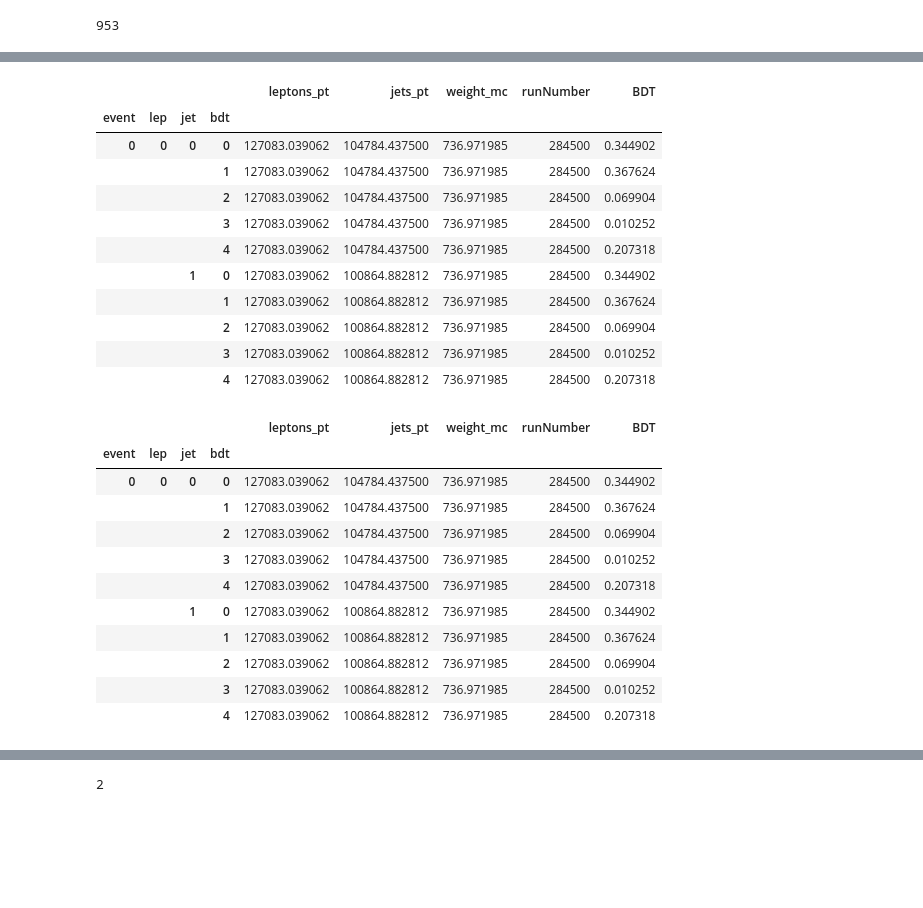
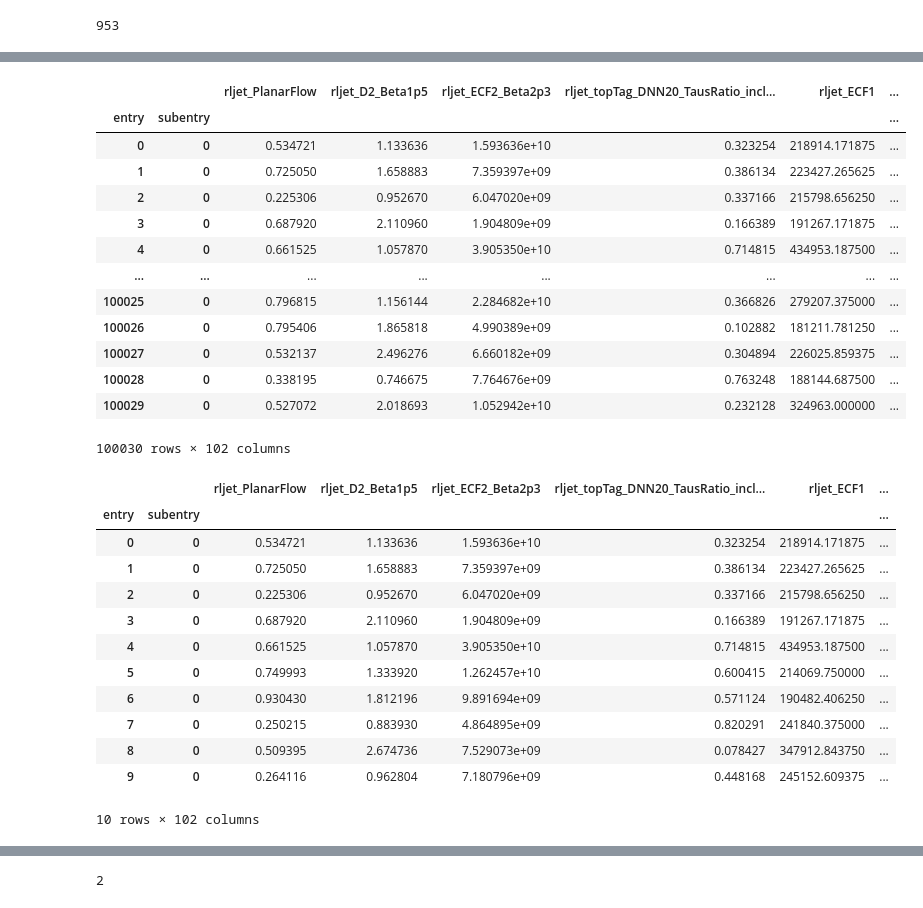
Before and after one commit to MoAly98/Pythium, a Jupyter notebook: Dask_Testing.ipynb, the cells around one changed output, grey strips where cells are left out. Drawn from its saved outputs; the diff is of its cells as text; code cells hidden in the pictures; blank space fills up the shorter version.

```diff
--- a/Dask_Testing.ipynb
+++ b/Dask_Testing.ipynb
@@ -76,4 +128,4 @@ x[0]
 # %%
-data = histogramming.load_h5('Skl_Data/test12345.h5')
+data = histogramming.load_h5(x[10])
 # %%
 test = data.compute()
@@ -80,18 +144,20 @@ test = data.compute()
 # %%
-test.head(10)
+test
 # %% [output]
-|  |  |  |  | leptons_pt | jets_pt | weight_mc | runNumber | BDT |
-| event | lep | jet | bdt |  |  |  |  |  |
-| 0 | 0 | 0 | 0 | 127083.039062 | 104784.437500 | 736.971985 | 284500 | 0.344902 |
-|  |  |  | 1 | 127083.039062 | 104784.437500 | 736.971985 | 284500 | 0.367624 |
-|  |  |  | 2 | 127083.039062 | 104784.437500 | 736.971985 | 284500 | 0.069904 |
-|  |  |  | 3 | 127083.039062 | 104784.437500 | 736.971985 | 284500 | 0.010252 |
-|  |  |  | 4 | 127083.039062 | 104784.437500 | 736.971985 | 284500 | 0.207318 |
-|  |  | 1 | 0 | 127083.039062 | 100864.882812 | 736.971985 | 284500 | 0.344902 |
-|  |  |  | 1 | 127083.039062 | 100864.882812 | 736.971985 | 284500 | 0.367624 |
-|  |  |  | 2 | 127083.039062 | 100864.882812 | 736.971985 | 284500 | 0.069904 |
-|  |  |  | 3 | 127083.039062 | 100864.882812 | 736.971985 | 284500 | 0.010252 |
-|  |  |  | 4 | 127083.039062 | 100864.882812 | 736.971985 | 284500 | 0.207318 |
+|  |  | rljet_PlanarFlow | rljet_D2_Beta1p5 | rljet_ECF2_Beta2p3 | rljet_topTag_DNN20_TausRatio_incl... | rljet_ECF1 | ... |
+| entry | subentry |  |  |  |  |  | ... |
+| 0 | 0 | 0.534721 | 1.133636 | 1.593636e+10 | 0.323254 | 218914.171875 | ... |
+| 1 | 0 | 0.725050 | 1.658883 | 7.359397e+09 | 0.386134 | 223427.265625 | ... |
+| 2 | 0 | 0.225306 | 0.952670 | 6.047020e+09 | 0.337166 | 215798.656250 | ... |
+| 3 | 0 | 0.687920 | 2.110960 | 1.904809e+09 | 0.166389 | 191267.171875 | ... |
+| 4 | 0 | 0.661525 | 1.057870 | 3.905350e+10 | 0.714815 | 434953.187500 | ... |
+| ... | ... | ... | ... | ... | ... | ... | ... |
+| 100025 | 0 | 0.796815 | 1.156144 | 2.284682e+10 | 0.366826 | 279207.375000 | ... |
+| 100026 | 0 | 0.795406 | 1.865818 | 4.990389e+09 | 0.102882 | 181211.781250 | ... |
+| 100027 | 0 | 0.532137 | 2.496276 | 6.660182e+09 | 0.304894 | 226025.859375 | ... |
+| 100028 | 0 | 0.338195 | 0.746675 | 7.764676e+09 | 0.763248 | 188144.687500 | ... |
+| 100029 | 0 | 0.527072 | 2.018693 | 1.052942e+10 | 0.232128 | 324963.000000 | ... |
+100030 rows × 102 columns
 # %%
 table = pa.Table.from_pandas(test)
 
@@ -101,18 +167,19 @@ table2 = pq.read_table('/tmp/kmalirz/example.parquet')
 
 table2.to_pandas().head(10)
 # %% [output]
-|  |  |  |  | leptons_pt | jets_pt | weight_mc | runNumber | BDT |
-| event | lep | jet | bdt |  |  |  |  |  |
-| 0 | 0 | 0 | 0 | 127083.039062 | 104784.437500 | 736.971985 | 284500 | 0.344902 |
-|  |  |  | 1 | 127083.039062 | 104784.437500 | 736.971985 | 284500 | 0.367624 |
-|  |  |  | 2 | 127083.039062 | 104784.437500 | 736.971985 | 284500 | 0.069904 |
-|  |  |  | 3 | 127083.039062 | 104784.437500 | 736.971985 | 284500 | 0.010252 |
-|  |  |  | 4 | 127083.039062 | 104784.437500 | 736.971985 | 284500 | 0.207318 |
-|  |  | 1 | 0 | 127083.039062 | 100864.882812 | 736.971985 | 284500 | 0.344902 |
-|  |  |  | 1 | 127083.039062 | 100864.882812 | 736.971985 | 284500 | 0.367624 |
-|  |  |  | 2 | 127083.039062 | 100864.882812 | 736.971985 | 284500 | 0.069904 |
-|  |  |  | 3 | 127083.039062 | 100864.882812 | 736.971985 | 284500 | 0.010252 |
-|  |  |  | 4 | 127083.039062 | 100864.882812 | 736.971985 | 284500 | 0.207318 |
+|  |  | rljet_PlanarFlow | rljet_D2_Beta1p5 | rljet_ECF2_Beta2p3 | rljet_topTag_DNN20_TausRatio_incl... | rljet_ECF1 | ... |
+| entry | subentry |  |  |  |  |  | ... |
+| 0 | 0 | 0.534721 | 1.133636 | 1.593636e+10 | 0.323254 | 218914.171875 | ... |
+| 1 | 0 | 0.725050 | 1.658883 | 7.359397e+09 | 0.386134 | 223427.265625 | ... |
+| 2 | 0 | 0.225306 | 0.952670 | 6.047020e+09 | 0.337166 | 215798.656250 | ... |
+| 3 | 0 | 0.687920 | 2.110960 | 1.904809e+09 | 0.166389 | 191267.171875 | ... |
+| 4 | 0 | 0.661525 | 1.057870 | 3.905350e+10 | 0.714815 | 434953.187500 | ... |
+| 5 | 0 | 0.749993 | 1.333920 | 1.262457e+10 | 0.600415 | 214069.750000 | ... |
+| 6 | 0 | 0.930430 | 1.812196 | 9.891694e+09 | 0.571124 | 190482.406250 | ... |
+| 7 | 0 | 0.250215 | 0.883930 | 4.864895e+09 | 0.820291 | 241840.375000 | ... |
+| 8 | 0 | 0.509395 | 2.674736 | 7.529073e+09 | 0.078427 | 347912.843750 | ... |
+| 9 | 0 | 0.264116 | 0.962804 | 7.180796e+09 | 0.448168 | 245152.609375 | ... |
+10 rows × 102 columns
 # %%
 df = dd.read_parquet('/tmp/kmalirz/example.parquet')
 
```
Also changed, not shown: parts of 18 cells of this notebook, 9 other files.
